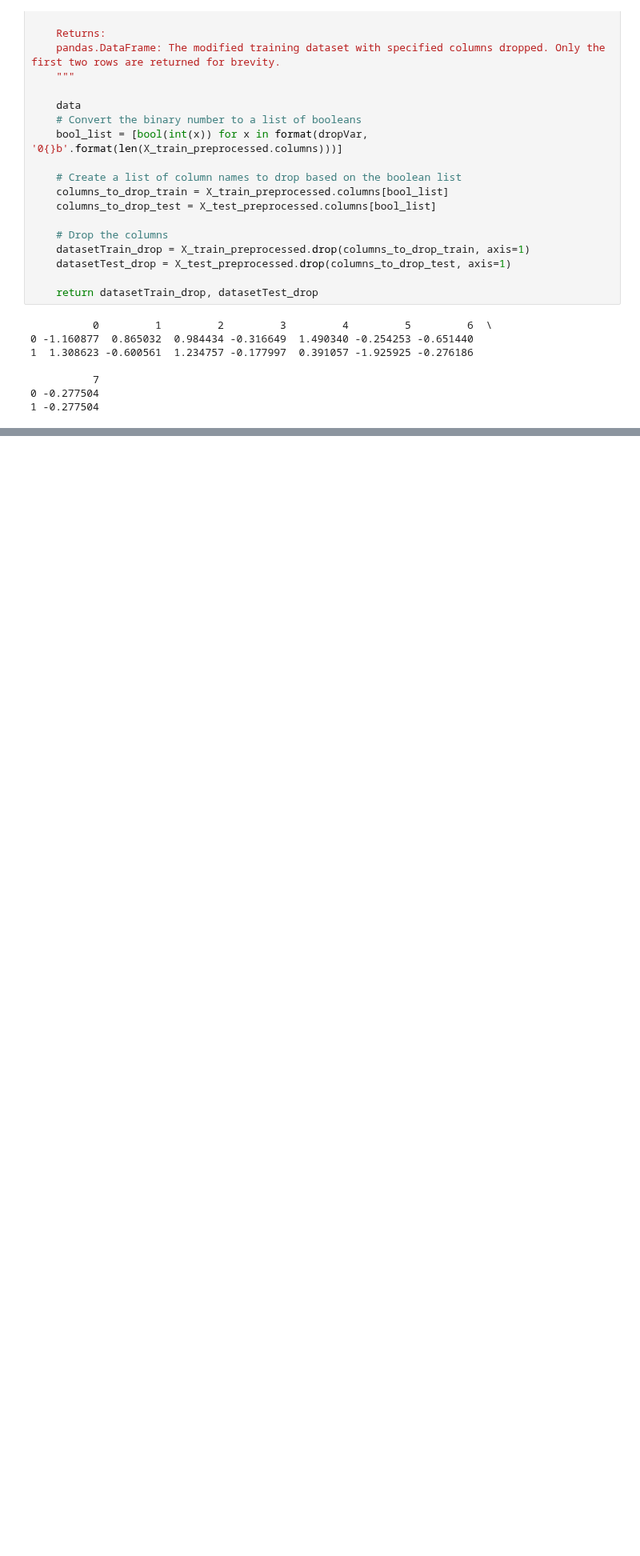
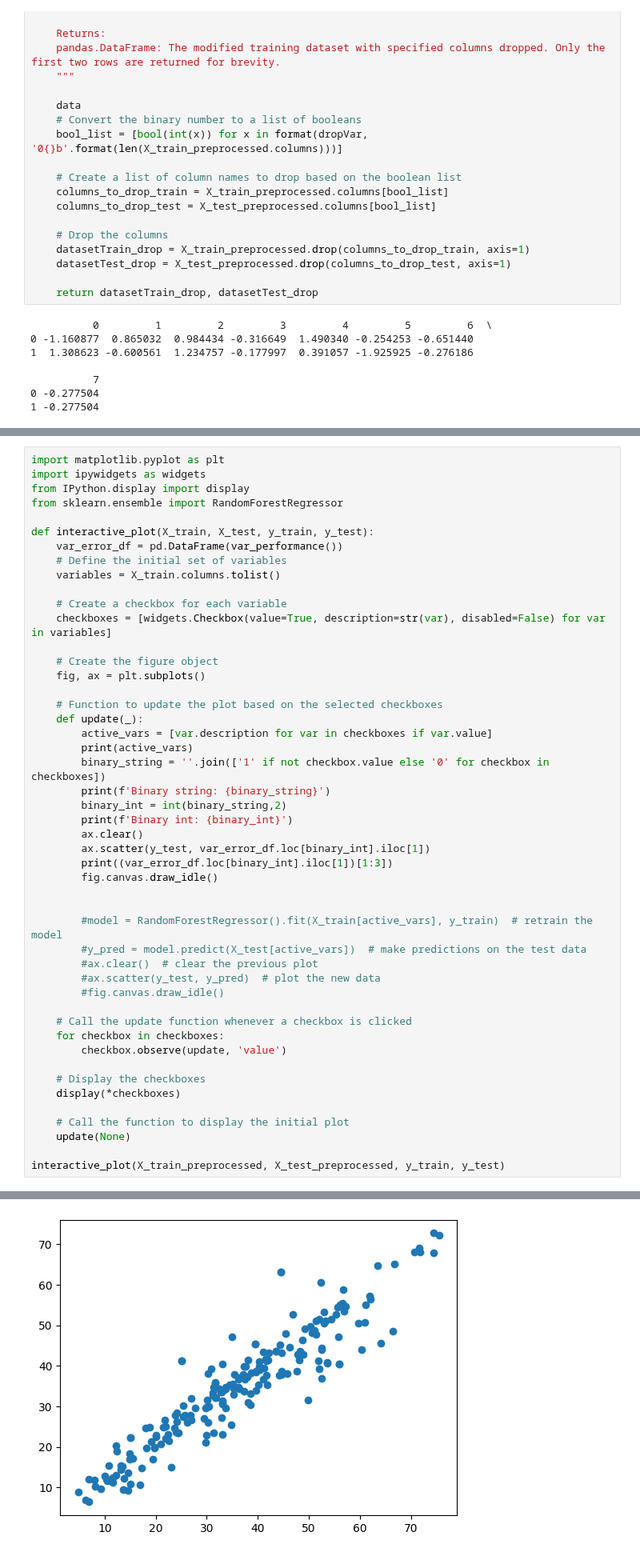
Before and after one commit to 124890/Comp-Challenge---2023-4, a Jupyter notebook: Code.ipynb, the cells around one changed output, grey strips where cells are left out. Shown at 80% size. Cells and saved outputs as stored; diff of their text form; blank space fills up the shorter version.

```diff
--- a/Code.ipynb
+++ b/Code.ipynb
@@ -667,0 +681,49 @@ update(None)
+# %%
+import matplotlib.pyplot as plt
+import ipywidgets as widgets
+from IPython.display import display
+from sklearn.ensemble import RandomForestRegressor
+
+def interactive_plot(X_train, X_test, y_train, y_test):
+    var_error_df = pd.DataFrame(var_performance())
+    # Define the initial set of variables
+    variables = X_train.columns.tolist()
+
+    # Create a checkbox for each variable
+    checkboxes = [widgets.Checkbox(value=True, description=str(var), disabled=False) for var in variables]
+
+    # Create the figure object
+    fig, ax = plt.subplots()
+
+    # Function to update the plot based on the selected checkboxes
+    def update(_):
+        active_vars = [var.description for var in checkboxes if var.value]
+        print(active_vars)
+        binary_string = ''.join(['1' if not checkbox.value else '0' for checkbox in checkboxes])
+        print(f'Binary string: {binary_string}')
+        binary_int = int(binary_string,2)
+        print(f'Binary int: {binary_int}')
+        ax.clear()
+        ax.scatter(y_test, var_error_df.loc[binary_int].iloc[1])
+        print((var_error_df.loc[binary_int].iloc[1])[1:3])
+        fig.canvas.draw_idle()
+
+
+        #model = RandomForestRegressor().fit(X_train[active_vars], y_train)  # retrain the model
+        #y_pred = model.predict(X_test[active_vars])  # make predictions on the test data
+        #ax.clear()  # clear the previous plot
+        #ax.scatter(y_test, y_pred)  # plot the new data
+        #fig.canvas.draw_idle()
+
+    # Call the update function whenever a checkbox is clicked
+    for checkbox in checkboxes:
+        checkbox.observe(update, 'value')
+
+    # Display the checkboxes
+    display(*checkboxes)
+
+    # Call the function to display the initial plot
+    update(None)
+
+interactive_plot(X_train_preprocessed, X_test_preprocessed, y_train, y_test)
+# %% [output]
@@ -667,0 +742 @@ update(None)
+[figure, added]
```
Also changed, not shown: parts of 5 cells of this notebook.
